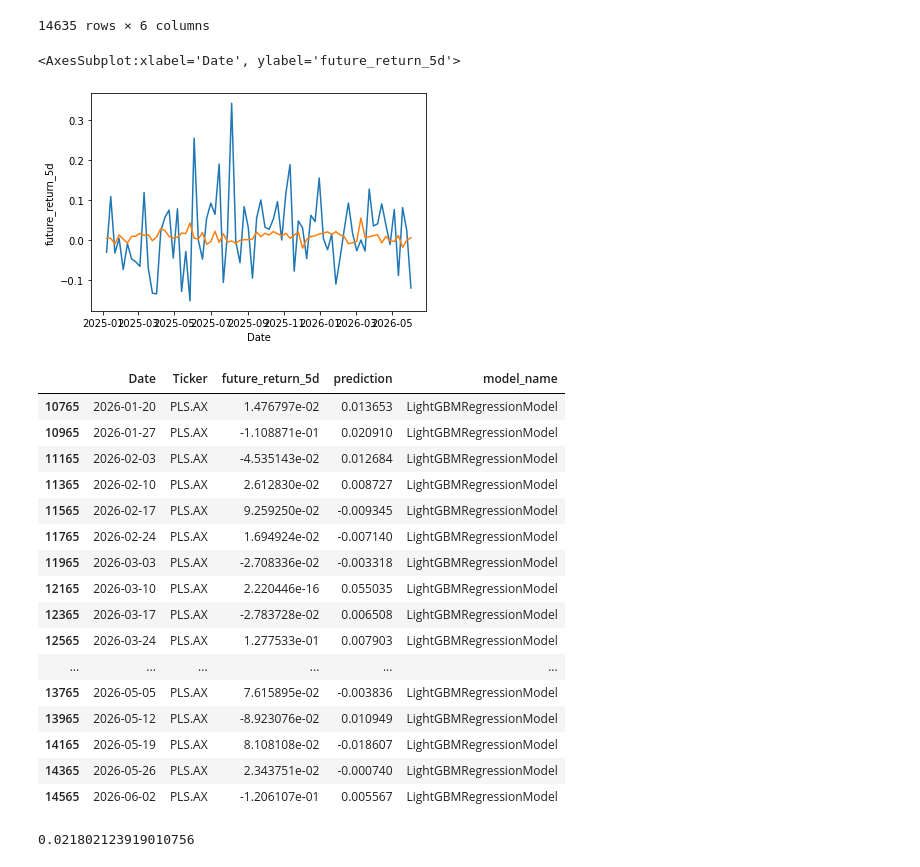
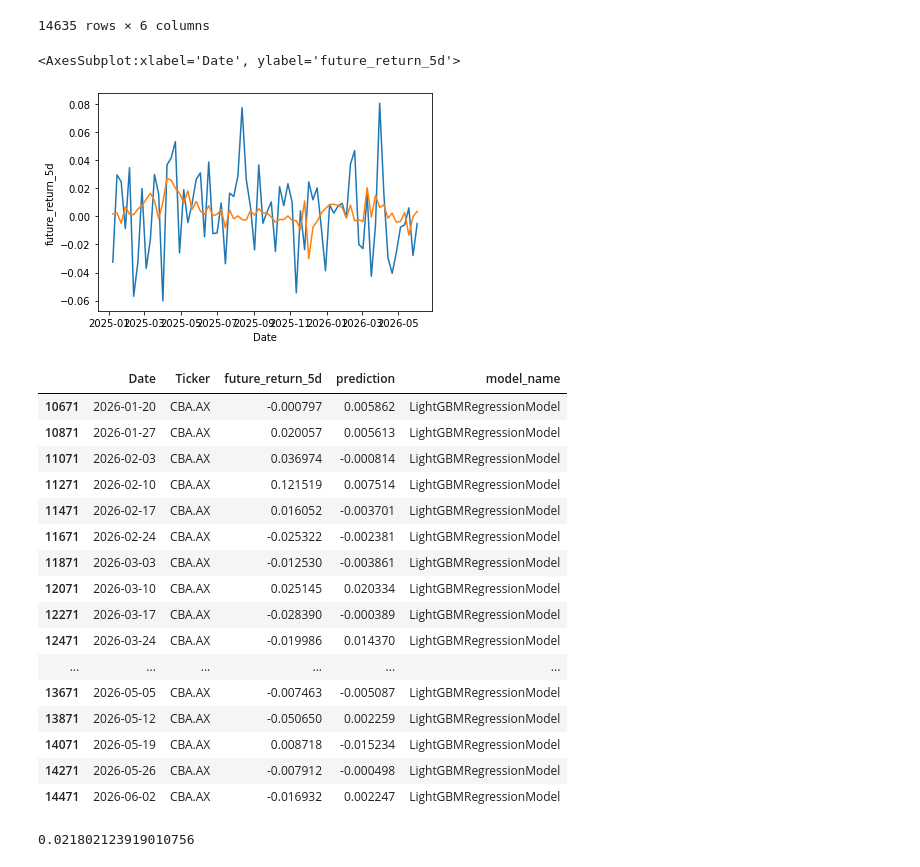
Before and after one commit to hungryfire267/systematic-equities-research, a Jupyter notebook: notebooks/lightgbm_walkforward_research.ipynb, the cells around one changed output. Drawn from its saved outputs; the diff is of its cells as text; code cells hidden in the pictures.

```diff
--- a/notebooks/lightgbm_walkforward_research.ipynb
+++ b/notebooks/lightgbm_walkforward_research.ipynb
@@ -6,11 +6,14 @@ import sys
 
 BASE_DIR = Path.cwd().parent
 PROCESSED_DIR = BASE_DIR / "data" / "processed"
+PROCESSED_FEATURE_DIR = PROCESSED_DIR / "features"
 
 sys.path.append(str(BASE_DIR))
 
 feature_matrix_pipeline_dict = {
-    "feature_matrix_first": os.path.join(PROCESSED_DIR, "feature_matrix_first.parquet")
+    "feature_matrix_stock": os.path.join(PROCESSED_FEATURE_DIR, "feature_matrix_stock.parquet"),
+    "feature_matrix_market": os.path.join(PROCESSED_FEATURE_DIR, "feature_matrix_market.parquet"),
+    "feature_matrix_macro_market": os.path.join(PROCESSED_FEATURE_DIR, "feature_matrix_macro_market.parquet")
 }
 # %%
 from scripts.models.lightgbm.tune_lightgbm import LightGBMTuner
@@ -82,0 +22,4 @@ print(results_df)
+# %%
+feature_matrix_stock = pd.read_parquet(feature_matrix_pipeline_dict["feature_matrix_stock"])
+feature_matrix_market = pd.read_parquet(feature_matrix_pipeline_dict["feature_matrix_market"])
+feature_matrix_macro_market = pd.read_parquet(feature_matrix_pipeline_dict["feature_matrix_macro_market"])
@@ -119,7 +107,7 @@ for p in int_params:
 model = LightGBMRegressionModel(params=best_params)
 
 wf = WalkForwardValidator(
-    feature_matrix=feature_matrix_df,
+    feature_matrix=feature_matrix_market,
     model=model,
     validation_start="2025-01-01",
     validation_end="2026-12-31",
@@ -215,32 +223,32 @@ df
 # %%
 import matplotlib.pyplot as plt
 import seaborn as sns
 
-sns.lineplot(test_preds[test_preds["Ticker"] == "PLS.AX"], x= "Date", y="future_return_5d")
-sns.lineplot(test_preds[test_preds["Ticker"] == "PLS.AX"], x= "Date", y="prediction")
+sns.lineplot(test_preds[test_preds["Ticker"] == "WBC.AX"], x= "Date", y="future_return_5d")
+sns.lineplot(test_preds[test_preds["Ticker"] == "WBC.AX"], x= "Date", y="prediction")
 # %% [output]
 <AxesSubplot:xlabel='Date', ylabel='future_return_5d'>
-[figure, old version]
+[figure, new version]
 # %%
-test_preds[test_preds["Ticker"] == "PLS.AX"].tail(20)
+test_preds[test_preds["Ticker"] == "CBA.AX"].tail(20)
 # %% [output]
 |  | Date | Ticker | future_return_5d | prediction | model_name |
-| 10765 | 2026-01-20 | PLS.AX | 1.476797e-02 | 0.013653 | LightGBMRegressionModel |
-| 10965 | 2026-01-27 | PLS.AX | -1.108871e-01 | 0.020910 | LightGBMRegressionModel |
-| 11165 | 2026-02-03 | PLS.AX | -4.535143e-02 | 0.012684 | LightGBMRegressionModel |
-| 11365 | 2026-02-10 | PLS.AX | 2.612830e-02 | 0.008727 | LightGBMRegressionModel |
-| 11565 | 2026-02-17 | PLS.AX | 9.259250e-02 | -0.009345 | LightGBMRegressionModel |
-| 11765 | 2026-02-24 | PLS.AX | 1.694924e-02 | -0.007140 | LightGBMRegressionModel |
-| 11965 | 2026-03-03 | PLS.AX | -2.708336e-02 | -0.003318 | LightGBMRegressionModel |
-| 12165 | 2026-03-10 | PLS.AX | 2.220446e-16 | 0.055035 | LightGBMRegressionModel |
-| 12365 | 2026-03-17 | PLS.AX | -2.783728e-02 | 0.006508 | LightGBMRegressionModel |
-| 12565 | 2026-03-24 | PLS.AX | 1.277533e-01 | 0.007903 | LightGBMRegressionModel |
+| 10671 | 2026-01-20 | CBA.AX | -0.000797 | 0.005862 | LightGBMRegressionModel |
+| 10871 | 2026-01-27 | CBA.AX | 0.020057 | 0.005613 | LightGBMRegressionModel |
+| 11071 | 2026-02-03 | CBA.AX | 0.036974 | -0.000814 | LightGBMRegressionModel |
+| 11271 | 2026-02-10 | CBA.AX | 0.121519 | 0.007514 | LightGBMRegressionModel |
+| 11471 | 2026-02-17 | CBA.AX | 0.016052 | -0.003701 | LightGBMRegressionModel |
+| 11671 | 2026-02-24 | CBA.AX | -0.025322 | -0.002381 | LightGBMRegressionModel |
+| 11871 | 2026-03-03 | CBA.AX | -0.012530 | -0.003861 | LightGBMRegressionModel |
+| 12071 | 2026-03-10 | CBA.AX | 0.025145 | 0.020334 | LightGBMRegressionModel |
+| 12271 | 2026-03-17 | CBA.AX | -0.028390 | -0.000389 | LightGBMRegressionModel |
+| 12471 | 2026-03-24 | CBA.AX | -0.019986 | 0.014370 | LightGBMRegressionModel |
 | ... | ... | ... | ... | ... | ... |
-| 13765 | 2026-05-05 | PLS.AX | 7.615895e-02 | -0.003836 | LightGBMRegressionModel |
-| 13965 | 2026-05-12 | PLS.AX | -8.923076e-02 | 0.010949 | LightGBMRegressionModel |
-| 14165 | 2026-05-19 | PLS.AX | 8.108108e-02 | -0.018607 | LightGBMRegressionModel |
-| 14365 | 2026-05-26 | PLS.AX | 2.343751e-02 | -0.000740 | LightGBMRegressionModel |
-| 14565 | 2026-06-02 | PLS.AX | -1.206107e-01 | 0.005567 | LightGBMRegressionModel |
+| 13671 | 2026-05-05 | CBA.AX | -0.007463 | -0.005087 | LightGBMRegressionModel |
+| 13871 | 2026-05-12 | CBA.AX | -0.050650 | 0.002259 | LightGBMRegressionModel |
+| 14071 | 2026-05-19 | CBA.AX | 0.008718 | -0.015234 | LightGBMRegressionModel |
+| 14271 | 2026-05-26 | CBA.AX | -0.007912 | -0.000498 | LightGBMRegressionModel |
+| 14471 | 2026-06-02 | CBA.AX | -0.016932 | 0.002247 | LightGBMRegressionModel |
 # %%
 mean_ic
 # %% [output]
```
Also changed, not shown: parts of 9 cells of this notebook, 13 other files.
